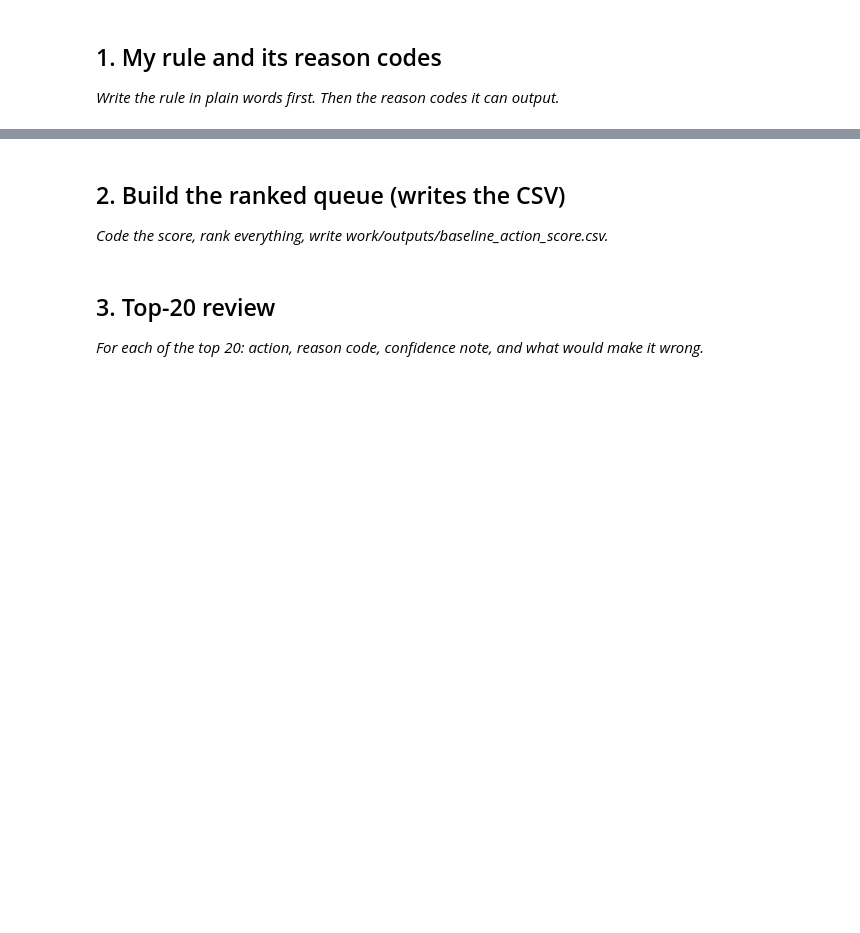
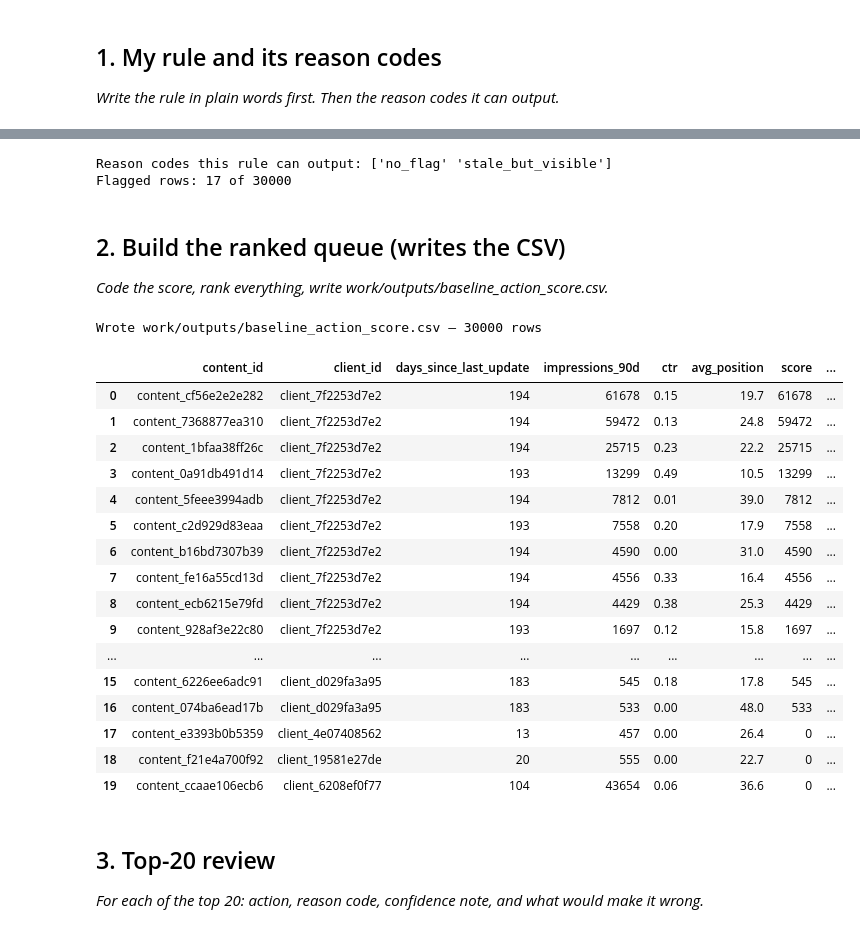
Before and after one commit to Ebrahim827/flyrank-ml-internship-starter, a Jupyter notebook: work/notebooks/w04_baseline_score.ipynb, the cells around one changed output, grey strips where cells are left out. Drawn from its saved outputs; the diff is of its cells as text; code cells hidden in the pictures; blank space fills up the shorter version.

```diff
--- a/work/notebooks/w04_baseline_score.ipynb
+++ b/work/notebooks/w04_baseline_score.ipynb
@@ -12,0 +26,11 @@ This skeleton is yours to fill. Work the sections **in order** — each one has
+# %%
+!git clone https://github.com/Ebrahim827/flyrank-ml-internship-starter.git
+%cd flyrank-ml-internship-starter
+
+import pandas as pd
+import numpy as np
+
+pd.set_option("display.width", 120)
+DATA_PATH = "data/raw/content_refresh_anonymized.csv"
+df = pd.read_csv(DATA_PATH)
+print("Loaded:", df.shape[0], "rows x", df.shape[1], "cols")
@@ -12,0 +72,12 @@ This skeleton is yours to fill. Work the sections **in order** — each one has
+# %%
+bins_v = [-1, 100, 500, 2000, 10000, 10**7]
+labels_v = ["0-100", "101-500", "501-2000", "2001-10000", "10000+"]
+df["_volume_bucket"] = pd.cut(df["impressions_90d"], bins=bins_v, labels=labels_v)
+
+sig_b = (
+    df.groupby("_volume_bucket", observed=True)
+      .agg(n=("content_id", "size"),
+           pct_declining=("trend_direction", lambda s: (s == "down").mean()))
+      .reindex(labels_v)
+)
+print(sig_b)
@@ -13,7 +94,51 @@ This skeleton is yours to fill. Work the sections **in order** — each one has
+# %%
+STALE_DAYS = 180
+VISIBLE_IMPRESSIONS = 500
+
+stale = (df["days_since_last_update"] >= STALE_DAYS).astype(int)
+visible = (df["impressions_90d"] >= VISIBLE_IMPRESSIONS).astype(int)
+
+df["score"] = stale * visible * df["impressions_90d"]
+df["reason_code"] = np.where((stale == 1) & (visible == 1), "stale_but_visible", "no_flag")
+df["action"] = np.where(df["score"] > 0, "refresh_review", "no_action")
+print("Reason codes this rule can output:", df["reason_code"].unique())
+print("Flagged rows:", (df["score"] > 0).sum(), "of", len(df))
+# %% [output]
+Reason codes this rule can output: ['no_flag' 'stale_but_visible']
+Flagged rows: 17 of 30000
 # %% [markdown]
 ## 2. Build the ranked queue (writes the CSV)
 
 *Code the score, rank everything, write work/outputs/baseline_action_score.csv.*
+# %%
+import os
+os.makedirs("work/outputs", exist_ok=True)
+
+queue = df.sort_values("score", ascending=False).reset_index(drop=True)
+out_cols = ["content_id", "client_id", "days_since_last_update", "impressions_90d",
+            "ctr", "avg_position", "score", "reason_code", "action"]
+queue[out_cols].to_csv("work/outputs/baseline_action_score.csv", index=False)
+print("Wrote work/outputs/baseline_action_score.csv —", len(queue), "rows")
+queue[out_cols].head(20)
+# %% [output]
+Wrote work/outputs/baseline_action_score.csv — 30000 rows
+|  | content_id | client_id | days_since_last_update | impressions_90d | ctr | avg_position | score | ... |
+| 0 | content_cf56e2e2e282 | client_7f2253d7e2 | 194 | 61678 | 0.15 | 19.7 | 61678 | ... |
+| 1 | content_7368877ea310 | client_7f2253d7e2 | 194 | 59472 | 0.13 | 24.8 | 59472 | ... |
+| 2 | content_1bfaa38ff26c | client_7f2253d7e2 | 194 | 25715 | 0.23 | 22.2 | 25715 | ... |
+| 3 | content_0a91db491d14 | client_7f2253d7e2 | 193 | 13299 | 0.49 | 10.5 | 13299 | ... |
+| 4 | content_5feee3994adb | client_7f2253d7e2 | 194 | 7812 | 0.01 | 39.0 | 7812 | ... |
+| 5 | content_c2d929d83eaa | client_7f2253d7e2 | 193 | 7558 | 0.20 | 17.9 | 7558 | ... |
+| 6 | content_b16bd7307b39 | client_7f2253d7e2 | 194 | 4590 | 0.00 | 31.0 | 4590 | ... |
+| 7 | content_fe16a55cd13d | client_7f2253d7e2 | 194 | 4556 | 0.33 | 16.4 | 4556 | ... |
+| 8 | content_ecb6215e79fd | client_7f2253d7e2 | 194 | 4429 | 0.38 | 25.3 | 4429 | ... |
+| 9 | content_928af3e22c80 | client_7f2253d7e2 | 193 | 1697 | 0.12 | 15.8 | 1697 | ... |
+| ... | ... | ... | ... | ... | ... | ... | ... | ... |
+| 15 | content_6226ee6adc91 | client_d029fa3a95 | 183 | 545 | 0.18 | 17.8 | 545 | ... |
+| 16 | content_074ba6ead17b | client_d029fa3a95 | 183 | 533 | 0.00 | 48.0 | 533 | ... |
+| 17 | content_e3393b0b5359 | client_4e07408562 | 13 | 457 | 0.00 | 26.4 | 0 | ... |
+| 18 | content_f21e4a700f92 | client_19581e27de | 20 | 555 | 0.00 | 22.7 | 0 | ... |
+| 19 | content_ccaae106ecb6 | client_6208ef0f77 | 104 | 43654 | 0.06 | 36.6 | 0 | ... |
 # %% [markdown]
 ## 3. Top-20 review
 
```
Also changed, not shown: parts of 9 cells of this notebook.
